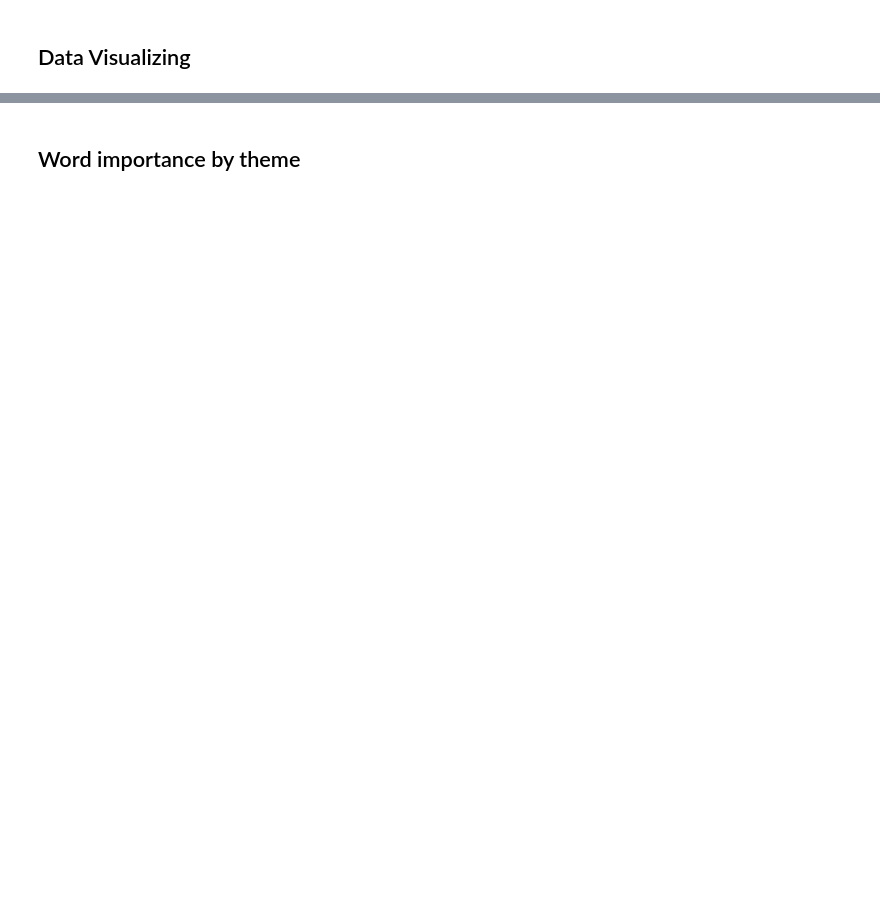
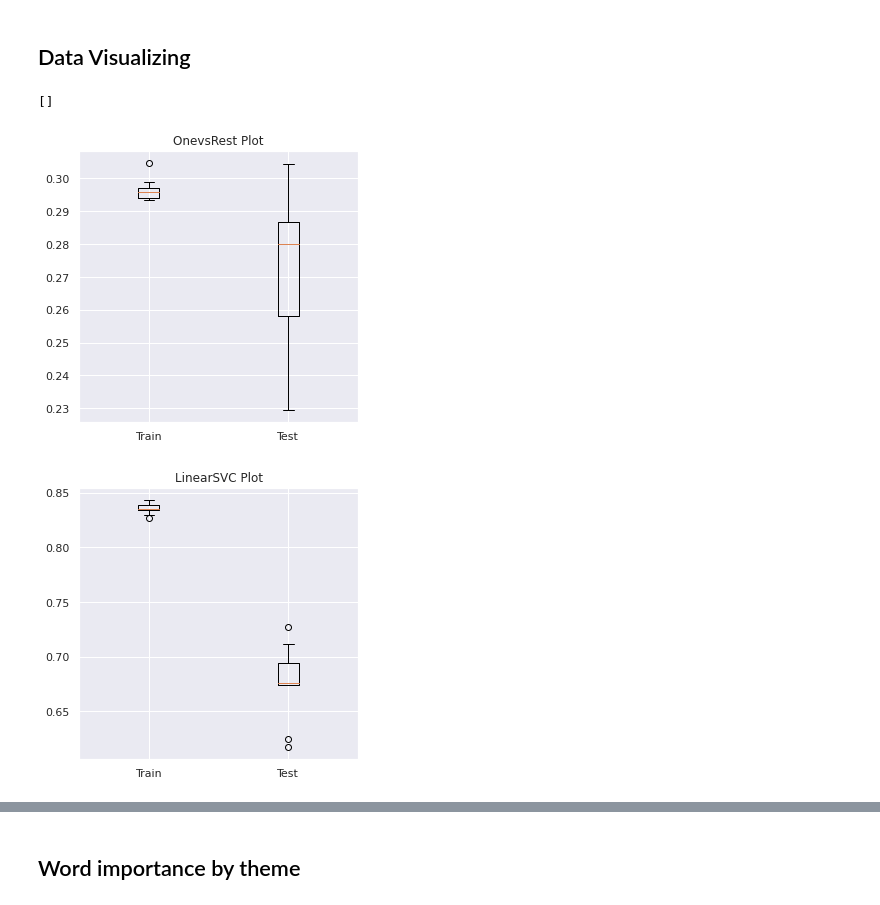
Before and after one commit to ShutDownMan/STFMining, a Jupyter notebook: mineracao.ipynb, the cells around one changed output, grey strips where cells are left out. Saved outputs shown, nothing was run; the diff lists cells and outputs as text; code cells hidden in the pictures; blank space fills up the shorter version.

```diff
--- a/mineracao.ipynb
+++ b/mineracao.ipynb
@@ -118,18 +118,27 @@ from sklearn.model_selection import KFold
 from sklearn.multiclass import OneVsRestClassifier
 from sklearn.naive_bayes import MultinomialNB
 from sklearn.svm import LinearSVC
+import pandas as pd
+
+onevsrest_scores = []
 
 kf = KFold(n_splits=10, shuffle=True)
 kf.get_n_splits(X_train)
 
 for train_index, test_index in kf.split(X_train):
-     # print("TRAIN:", train_index, "TEST:", test_index)
+     # separando treino e teste
      X_ktrain, X_ktest = X_train[train_index], X_train[test_index]
      y_ktrain, y_ktest = y_train[train_index], y_train[test_index]
 
+     # treinando modelo
      kfold_model = OneVsRestClassifier(MultinomialNB(alpha=0.001, fit_prior=True), n_jobs=-1).fit(X_ktrain, y_ktrain)
 
+     # avaliando a acurácia
      train_score = kfold_model.score(X_ktrain, y_ktrain)
      test_score = kfold_model.score(X_ktest, y_ktest)
-     print("Train Score: ", train_score, "\tTest Score: ", test_score)
+     onevsrest_scores.append([train_score, test_score])
+     # print("Train Score: ", train_score, "\tTest Score: ", test_score)
+
+onevsrest_scores_df = pd.DataFrame(onevsrest_scores, columns=["0train", "0test"])
+onevsrest_scores_df
 # %% [output]
@@ -148,17 +158,25 @@ from sklearn.model_selection import KFold
 from sklearn.naive_bayes import MultinomialNB
 from sklearn.svm import LinearSVC
 
+linearsvc_scores = []
+
 kf = KFold(n_splits=10, shuffle=True)
 kf.get_n_splits(X_train)
 
 for train_index, test_index in kf.split(X_train):
-     # print("TRAIN:", train_index, "TEST:", test_index)
+     # separando treino e teste
      X_ktrain, X_ktest = X_train[train_index], X_train[test_index]
      y_ktrain, y_ktest = y_train[train_index], y_train[test_index]
 
+     # treinando modelo
      kfold_model = OneVsRestClassifier(LinearSVC(class_weight="balanced"), n_jobs=-1).fit(X_ktrain, y_ktrain)
 
+     # avaliando a acurácia
      train_score = kfold_model.score(X_ktrain, y_ktrain)
      test_score = kfold_model.score(X_ktest, y_ktest)
-     print("Train Score: ", train_score, "\tTest Score: ", test_score)
+     linearsvc_scores.append([train_score, test_score])
+     # print("Train Score: ", train_score, "\tTest Score: ", test_score)
+
+linearsvc_scores_df = pd.DataFrame(linearsvc_scores, columns=["1train", "1test"])
+linearsvc_scores_df
 # %% [output]
@@ -193,5 +212,24 @@ Train Score:  0.8350571584104518        Test Score:  0.6611479028697572
 # %% [markdown]
 ## Data Visualizing
+# %%
+import matplotlib.pyplot as plt
+import numpy as np
+
+fig1, axs = plt.subplots(figsize=(5, 5))
+axs.set_title('OnevsRest Plot')
+axs.boxplot(onevsrest_scores_df, labels=("Train", "Test"))
+plt.savefig("./output/onevsrestaccuracy.png")
+plt.plot()
+
+fig1, axs = plt.subplots(figsize=(5, 5))
+axs.set_title('LinearSVC Plot')
+axs.boxplot(linearsvc_scores_df, labels=("Train", "Test"))
+plt.savefig("./output/linearsvcaccuracy.png")
+plt.plot()
+# %% [output]
+[]
+[figure, added]
+[figure, added]
 # %%
 from sklearn.metrics import confusion_matrix, ConfusionMatrixDisplay
 import matplotlib.pyplot as plt
```
Also changed, not shown: parts of 7 cells of this notebook, 6 other files.
